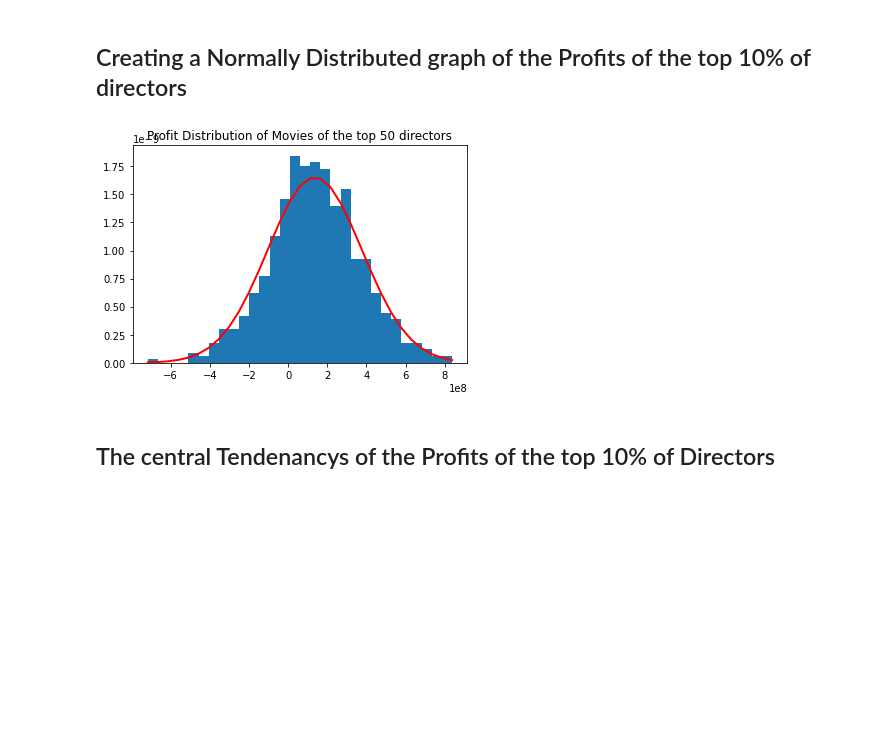
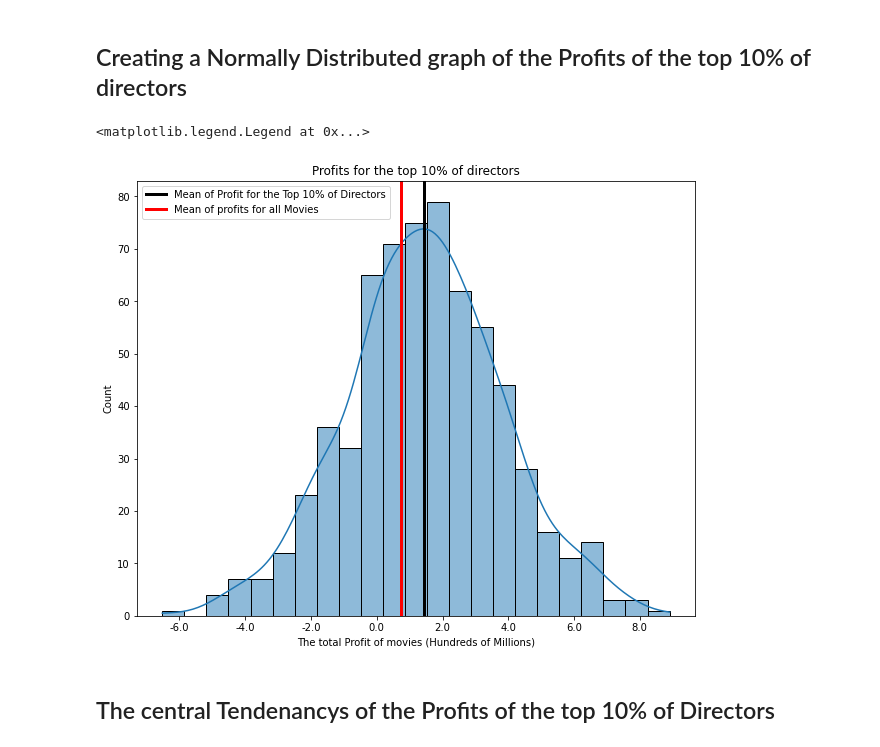
Before and after one commit to zmtillery/group-5-0206, a Jupyter notebook: CapstoneNotebook.ipynb, the cells around one changed output. Cells and saved outputs as stored; diff of their text form; code cells hidden in the pictures; blank space fills up the shorter version.

```diff
--- a/CapstoneNotebook.ipynb
+++ b/CapstoneNotebook.ipynb
@@ -220,23 +217,28 @@ type(top50_dir_profit)
 numpy.ndarray
 # %% [markdown]
 ## Creating a Normally Distributed graph of the Profits of the top 10% of directors
-# %%
-top50_dir_profit_mean = top50_dir_profit.mean()
-top50_dir_profit_std = top50_dir_profit.std()
-top50_dir_profit_n = len(top50_dir_profit)
-top50_dir_profit_median = np.median(top50_dir_profit)
-
-s1  = np.random.normal(top50_dir_profit_mean,top50_dir_profit_std, top50_dir_profit_n)
-count, bins, ignored = plt.hist(s1,30, density=True)
-plt.plot(bins, 1/(top50_dir_profit_std * np.sqrt(2 * np.pi)) *
-               np.exp( - (bins - top50_dir_profit_mean)**2 / (2 * top50_dir_profit_std**2) ),
-         linewidth=2, color='r')
-
-plt.title('Profit Distribution of Movies of the top 50 directors')
-
-plt.show()
-# %% [output]
-[figure, removed]
+# %%
+top50_dir_profit_mean = top50_dir_profit.mean()
+top50_dir_profit_std = top50_dir_profit.std()
+top50_dir_profit_n = len(top50_dir_profit)
+top50_dir_profit_median = np.median(top50_dir_profit)
+
+fig, ax = plt.subplots(figsize=(10, 8))
+
+s1  = np.random.normal(top50_dir_profit_mean,top50_dir_profit_std, top50_dir_profit_n)
+
+sns.histplot(s1, kde=True, palette='crest_r')
+
+
+ax.set_title('Profits for the top 10% of directors')
+ax.set_xlabel('The total Profit of movies (Hundreds of Millions)')
+ax.axvline(top50_dir_profit_mean, color='k', linewidth=3, label='Mean of Profit for the Top 10% of Directors')
+ax.axvline(joins['profit'].mean(), color='r', linewidth=3, label='Mean of profits for all Movies')
+ax.xaxis.set_major_formatter(FuncFormatter(millions_formatter))
+ax.legend()
+# %% [output]
+<matplotlib.legend.Legend at 0x...>
+[figure, added]
 # %% [markdown]
 ## The central Tendenancys of the Profits of the top 10% of Directors
 # %%
```
Also changed, not shown: parts of 4 cells of this notebook.
